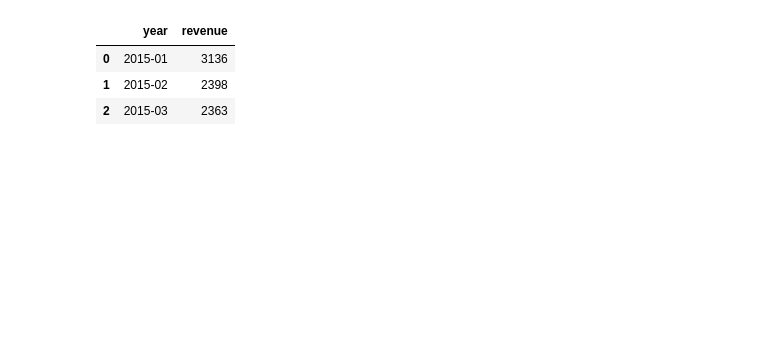
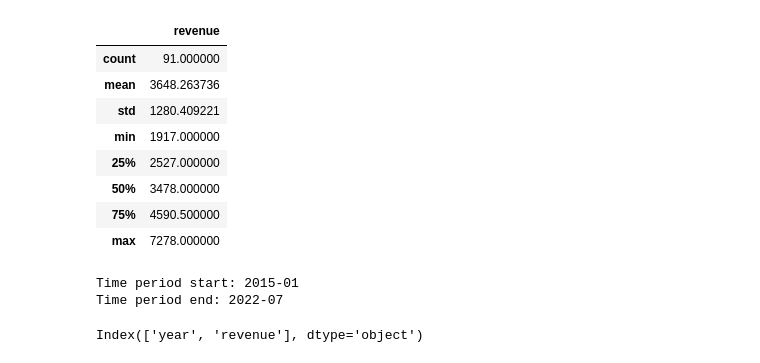
Before and after one commit to dkjastpe/dkjastpe, a Jupyter notebook: Financial_Forecasting_Model_Internship.ipynb, the cells around one changed output. Cells and saved outputs as stored; diff of their text form; code cells hidden in the pictures; blank space fills up the shorter version.

```diff
--- a/Financial_Forecasting_Model_Internship.ipynb
+++ b/Financial_Forecasting_Model_Internship.ipynb
@@ -8,6 +8,10 @@ warnings.filterwarnings("ignore")
 plt.style.use('fivethirtyeight')
 
 import pandas as pd
+pd.set_option('display.expand_frame_repr', False)
+pd.set_option('display.max_columns', 500)
+pd.set_option('display.width', 1000)
+
 import statsmodels.api as sm
 from statsmodels.graphics.tsaplots import plot_acf
 from statsmodels.graphics.tsaplots import plot_pacf
@@ -17,6 +21,10 @@ from statsmodels.tsa.ar_model import AR
 from statsmodels.tsa.arima_model import ARMA, ARIMA
 from statsmodels.tsa.statespace.sarimax import SARIMAX
 from math import sqrt
+from random import random
+
+
+from sklearn.metrics import mean_squared_error, r2_score, mean_absolute_error, median_absolute_error, mean_squared_log_error
 
 import matplotlib
 import seaborn as sns
@@ -23,10 +37,25 @@ import seaborn as sns
 # %%
 #Data
 df = pd.read_csv("data/revenue.csv", delimiter=";", decimal=",")
 df.columns = ['year','revenue']
 df.head(3)
+df.describe()
 # %% [output]
-|  | year | revenue |
-| 0 | 2015-01 | 3136 |
-| 1 | 2015-02 | 2398 |
-| 2 | 2015-03 | 2363 |
+|  | revenue |
+| count | 91.000000 |
+| mean | 3648.263736 |
+| std | 1280.409221 |
+| min | 1917.000000 |
+| 25% | 2527.000000 |
+| 50% | 3478.000000 |
+| 75% | 4590.500000 |
+| max | 7278.000000 |
+# %%
+print('Time period start: {}\nTime period end: {}'.format(df.year.min(),df.year.max()))
+# %% [output]
+Time period start: 2015-01
+Time period end: 2022-07
+# %%
+df.columns
+# %% [output]
+Index(['year', 'revenue'], dtype='object')
```
Also changed, not shown: parts of 17 cells of this notebook.
